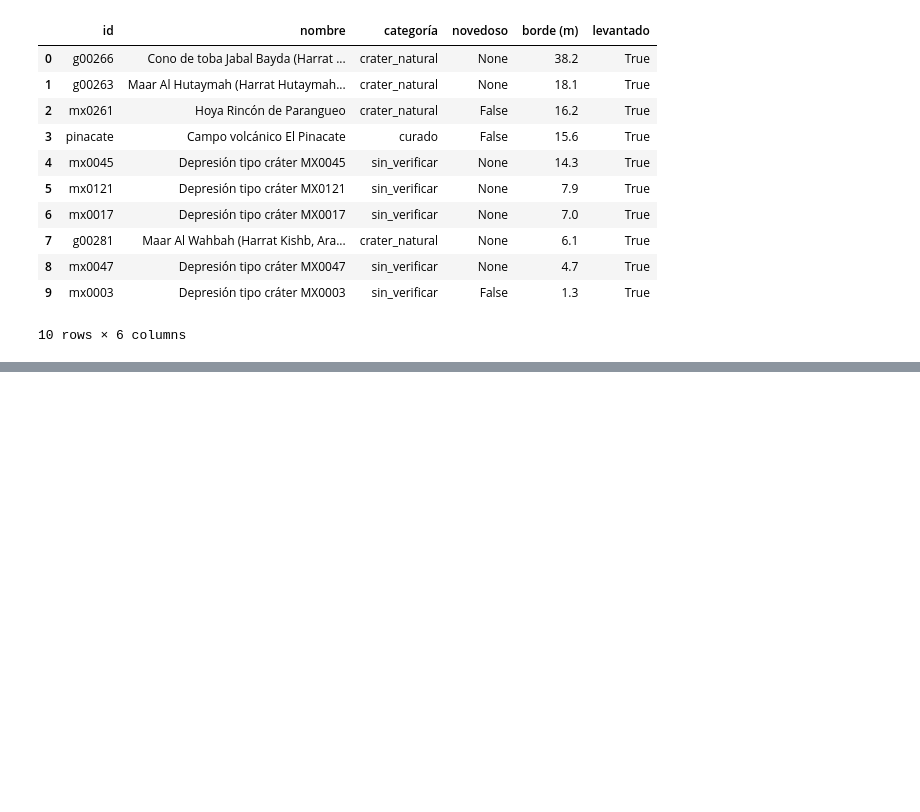
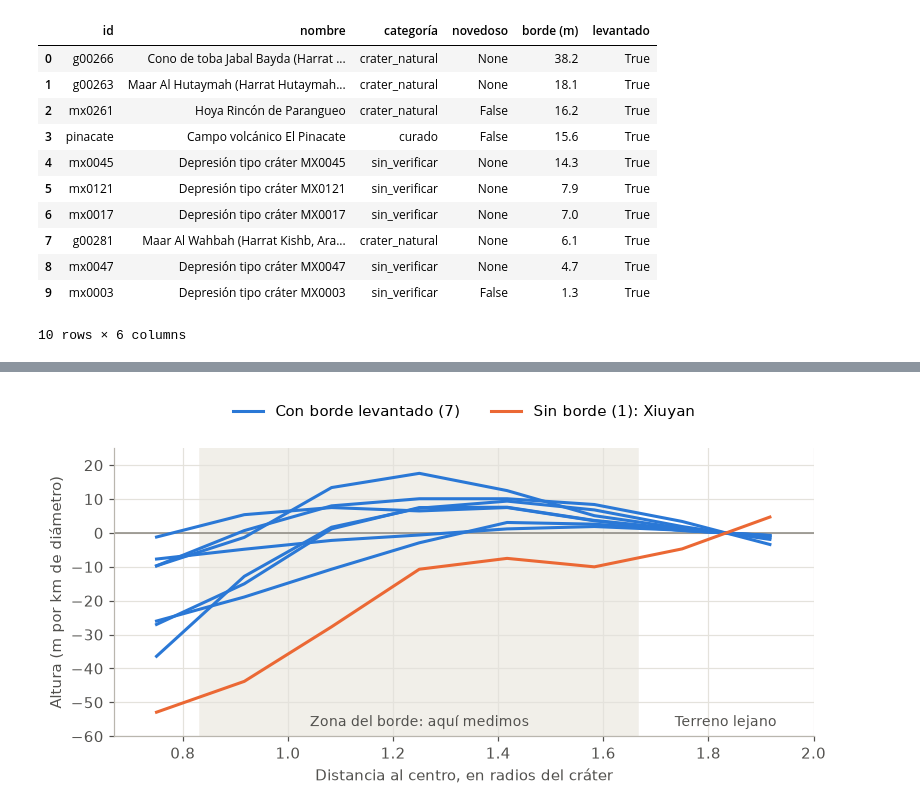
Before and after one commit to Niettzche/spaceapps-2026, a Jupyter notebook: informe/exposicion_modelo/01_borde_levantado.ipynb, the cells around one changed output, grey strips where cells are left out. Drawn from its saved outputs; the diff is of its cells as text; code cells hidden in the pictures; blank space fills up the shorter version.

```diff
--- a/informe/exposicion_modelo/01_borde_levantado.ipynb
+++ b/informe/exposicion_modelo/01_borde_levantado.ipynb
@@ -279,0 +355,11 @@ Tajos con novedoso = true: 17; de ellos, con borde levantado: 0
+# %%
+ti = borde.tabla_impactos()
+ti["levantado"] = ti.h > borde.UMBRAL
+nuevos = ti[~ti.visto]
+h_estrecha = pd.Series([borde.altura(p, None, (0.9, 1.3)) for p in nuevos.perfil], index=nuevos.index)
+print(f"Cráteres de impacto que la regla no había visto: {len(nuevos)}  ·  con borde levantado: {int(nuevos.levantado.sum())}")
+print(f"Con la zona estrecha: {int((h_estrecha > 0).sum())}  ·  con la usada y umbral 0.002: {int((nuevos.h > 0.002).sum())}")
+print("Pasan solo con la zona ancha:", ", ".join(nuevos.nombre[nuevos.levantado & ~(h_estrecha > 0)]) or "ninguno")
+pd.DataFrame({"cráter de impacto": ti.nombre, "diámetro del detector (km)": ti.diam_km.round(2), "diámetro esperado (km)": ti.diam_esperado_km,
+              "h/D": ti.h.round(4), "borde (m)": (ti.h * ti.diam_km * 1000).round(1), "levantado": np.where(ti.levantado, "sí", "no"),
+              "¿nuevo para la regla?": np.where(ti.visto, "no (ya era " + ti.candidato.fillna("") + ")", "sí")})
@@ -279,0 +381,17 @@ Tajos con novedoso = true: 17; de ellos, con borde levantado: 0
+# %%
+from matplotlib.lines import Line2D
+ver = r >= 0.7
+fig, ax = plt.subplots(figsize=(8.2, 3.4))
+ax.axvspan(a, b, color="#f1efe9", zorder=0); ax.axhline(0, color="#8a8780", lw=1)
+for c in nuevos.itertuples():
+    ax.plot(r[ver], (np.array(c.perfil) * 1000)[ver], color=AZUL if c.levantado else NARANJA, lw=2)
+sin = nuevos[~nuevos.levantado]
+ax.legend([Line2D([], [], color=AZUL, lw=2), Line2D([], [], color=NARANJA, lw=2)],
+          [f"Con borde levantado ({int(nuevos.levantado.sum())})", f"Sin borde ({len(sin)}): " + (", ".join(sin.nombre) or "ninguno")],
+          loc="upper center", bbox_to_anchor=(0.5, 1.2), ncol=2)
+ax.set(xlabel="Distancia al centro, en radios del cráter", ylabel="Altura (m por km de diámetro)", xlim=(0.67, 2.0), ylim=(-60, 25))
+ax.text((a + b) / 2, -57, "Zona del borde: aquí medimos", ha="center", color=GRIS, fontsize=9)
+ax.text((b + 2) / 2, -57, "Terreno lejano", ha="center", color=GRIS, fontsize=9)
+plt.show()
+# %% [output]
+[figure, added]
```
Also changed, not shown: parts of 12 cells of this notebook, 9 other files.
